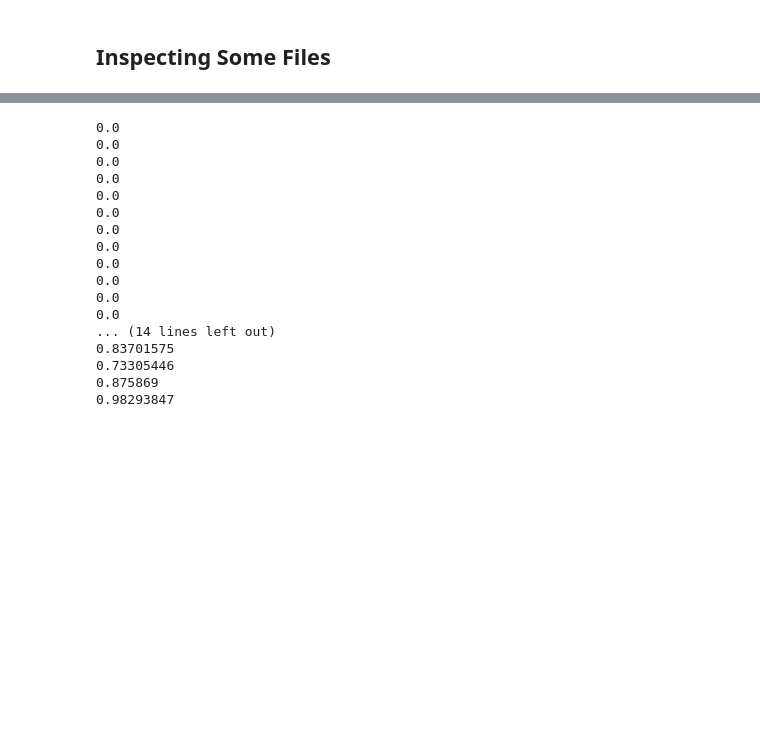
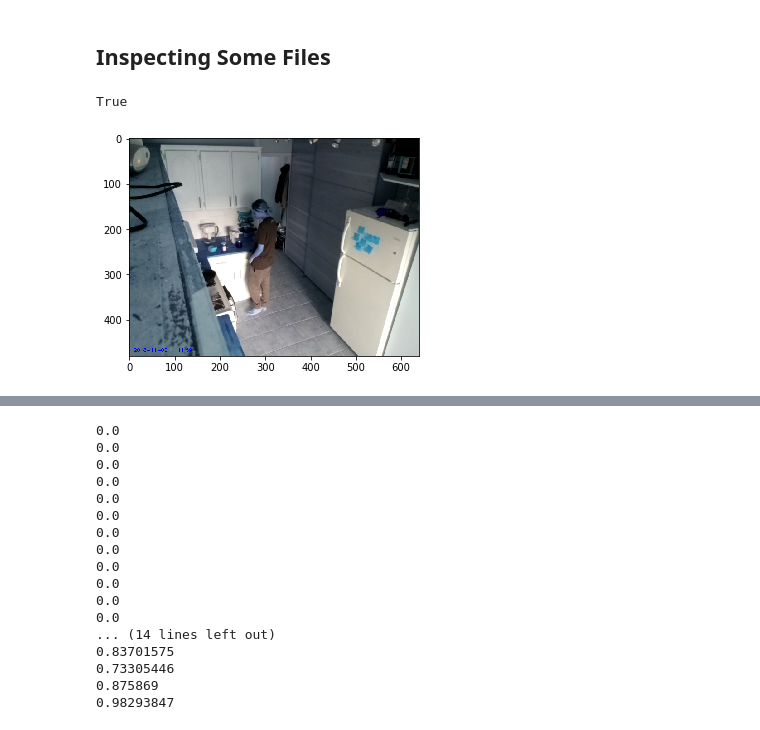
Before and after one commit to ian-whitestone/rpi-security-system, a Jupyter notebook: analysis/analysis.ipynb, the cells around one changed output, grey strips where cells are left out. Drawn from its saved outputs; the diff is of its cells as text; code cells hidden in the pictures; blank space fills up the shorter version.

```diff
--- a/analysis/analysis.ipynb
+++ b/analysis/analysis.ipynb
@@ -27,18 +24,0 @@ for filepath in glob('data/*.txt'):
-# %%
-meta = {}
-
-for filepath in glob('data/*.pkl'):
-    filename = os.path.basename(filepath).replace('.pkl', '')
-    data = pickle.load(open(filepath, 'rb'))
-
-    classification = True if filename.split('_')[0] == 'occupied' else False
-
-    img_name = filename.split('_')[1]
-    meta[img_name] = {}
-    meta[img_name]['pred'] = classification
-    meta[img_name]['actual'] = tags.get(img_name, False)
-    meta[img_name]['pir_5'] = np.mean(data['pir'][-5:])
-    meta[img_name]['pir_10'] = np.mean(data['pir'][-10:])
-    meta[img_name]['pir_20'] = np.mean(data['pir'][-20:])
-    meta[img_name]['pir_30'] = np.mean(data['pir'][-30:])
-    meta[img_name]['pir_100'] = np.mean(data['pir'][-100:])
@@ -47,15 +24,0 @@ for filepath in glob('data/*.pkl'):
-# %%
-pd_data = {
-    'img_name': [],
-    'pred': [],
-    'actual': [],
-    'pir_5': [],
-    'pir_10': [],
-    'pir_20': [],
-    'pir_30': [],
-    'pir_100': []
-}
-for img_name, data in meta.items():
-    pd_data['img_name'].append(img_name)
-    for key, value in data.items():
-        pd_data[key].append(value)
@@ -288,3 +223,17 @@ Wall time: 598 ms
 [0, 0, 0, 0, 0, 0, 0, 0, 0, 0]
 # %% [markdown]
 ## Inspecting Some Files
+# %%
+img_name = 'unoccupied_2018-11-06-11-11-59.527707' # False Negative
+sample_data = pickle.load(open(f'data/{img_name}.pkl', 'rb'))
+frame = sample_data['frames'][-1]
+
+plt.imshow(frame)
+# plt.imshow(sample_data['frame_delta'])
+
+cv2.imwrite('fn.jpg', frame)
+# for frame in sample_data['frames']:
+#     print(get_person_prob(frame))
+# %% [output]
+True
+[figure, added]
```
Also changed, not shown: parts of 10 cells of this notebook, 1 other file.
